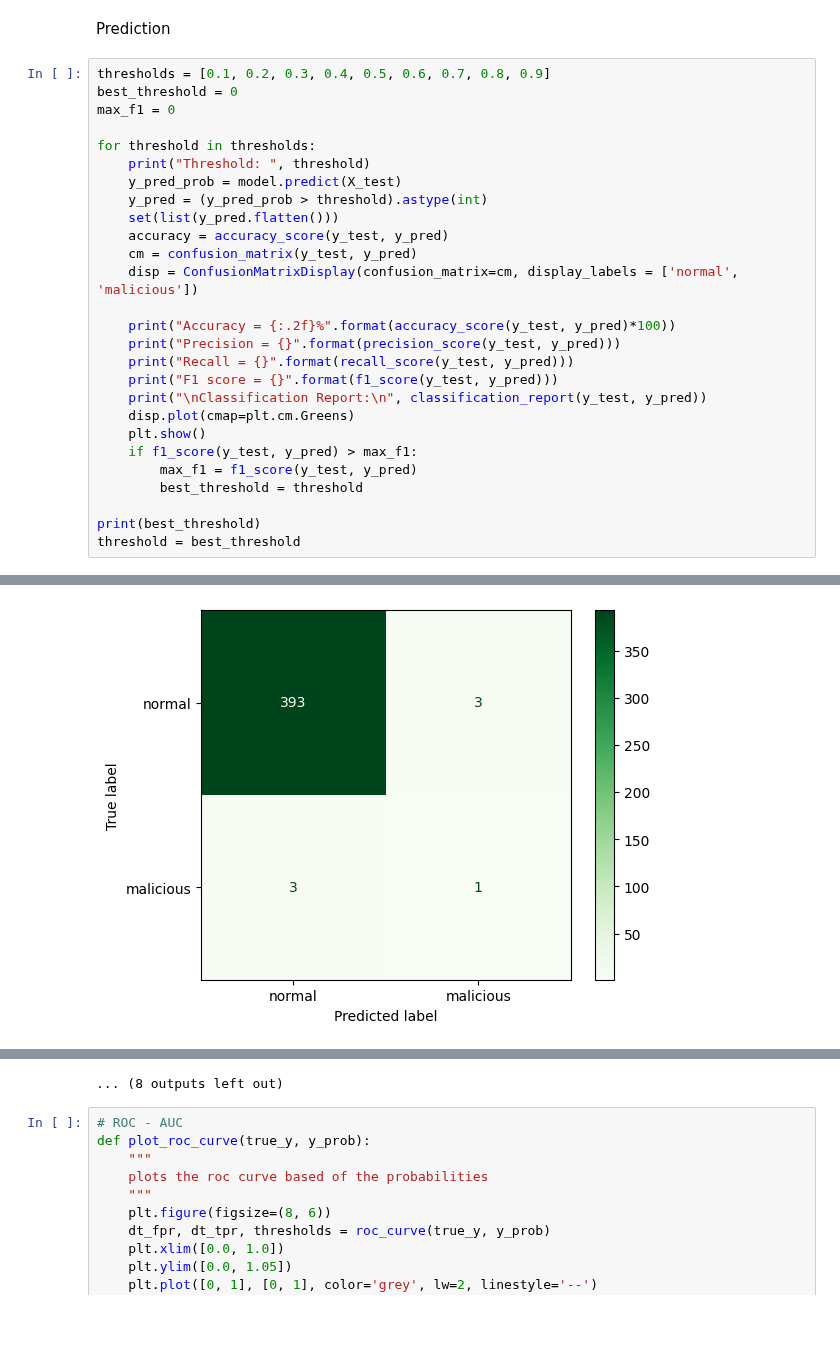
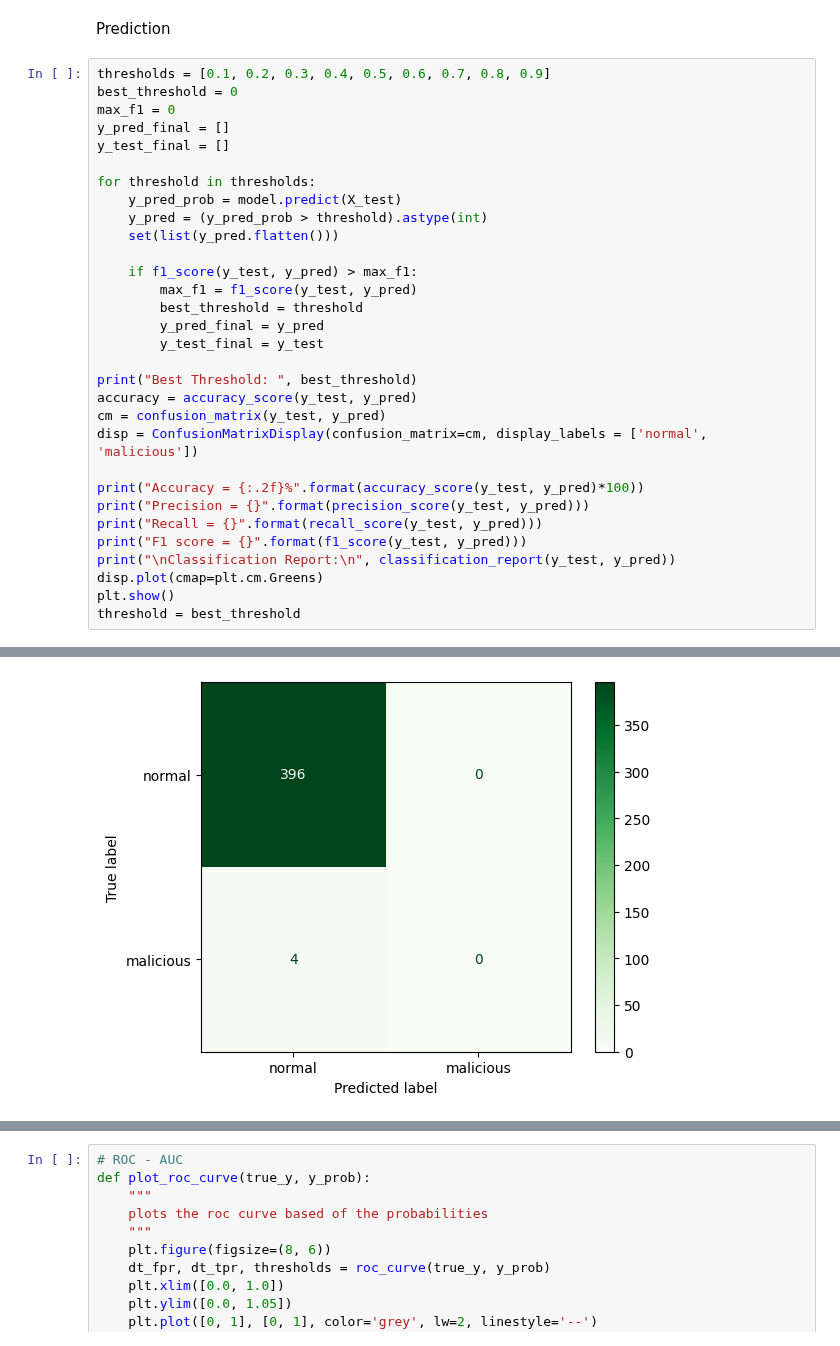
Before and after one commit to mel0778/dsa4263, a Jupyter notebook: notebooks/3F_model_NN_smote.ipynb, the cells around one changed output, grey strips where cells are left out. Drawn from its saved outputs; the diff is of its cells as text; blank space fills up the shorter version.

```diff
--- a/notebooks/3F_model_NN_smote.ipynb
+++ b/notebooks/3F_model_NN_smote.ipynb
@@ -220,27 +220,31 @@ Prediction
 thresholds = [0.1, 0.2, 0.3, 0.4, 0.5, 0.6, 0.7, 0.8, 0.9]
 best_threshold = 0
 max_f1 = 0
+y_pred_final = []
+y_test_final = []
 
 for threshold in thresholds:
-    print("Threshold: ", threshold)
     y_pred_prob = model.predict(X_test)
     y_pred = (y_pred_prob > threshold).astype(int)
     set(list(y_pred.flatten()))
-    accuracy = accuracy_score(y_test, y_pred)
-    cm = confusion_matrix(y_test, y_pred)
-    disp = ConfusionMatrixDisplay(confusion_matrix=cm, display_labels = ['normal', 'malicious'])
 
-    print("Accuracy = {:.2f}%".format(accuracy_score(y_test, y_pred)*100))
-    print("Precision = {}".format(precision_score(y_test, y_pred)))
-    print("Recall = {}".format(recall_score(y_test, y_pred)))
-    print("F1 score = {}".format(f1_score(y_test, y_pred)))
-    print("\nClassification Report:\n", classification_report(y_test, y_pred))
-    disp.plot(cmap=plt.cm.Greens)
-    plt.show()
     if f1_score(y_test, y_pred) > max_f1:
         max_f1 = f1_score(y_test, y_pred)
         best_threshold = threshold
+        y_pred_final = y_pred
+        y_test_final = y_test
 
-print(best_threshold)
+print("Best Threshold: ", best_threshold)
+accuracy = accuracy_score(y_test, y_pred)
+cm = confusion_matrix(y_test, y_pred)
+disp = ConfusionMatrixDisplay(confusion_matrix=cm, display_labels = ['normal', 'malicious'])
+
+print("Accuracy = {:.2f}%".format(accuracy_score(y_test, y_pred)*100))
+print("Precision = {}".format(precision_score(y_test, y_pred)))
+print("Recall = {}".format(recall_score(y_test, y_pred)))
+print("F1 score = {}".format(f1_score(y_test, y_pred)))
+print("\nClassification Report:\n", classification_report(y_test, y_pred))
+disp.plot(cmap=plt.cm.Greens)
+plt.show()
 threshold = best_threshold
 # %% [output]
@@ -263 +268 @@ weighted avg       0.98      0.98      0.98       400
-[figure, old version]
+[figure, new version]
@@ -349,4 +269,3 @@ weighted avg       0.98      0.99      0.98       400
-... (8 outputs left out)
 # %%
 # ROC - AUC
 def plot_roc_curve(true_y, y_prob):
```
Also changed, not shown: parts of 2 cells of this notebook, 1 other file.
